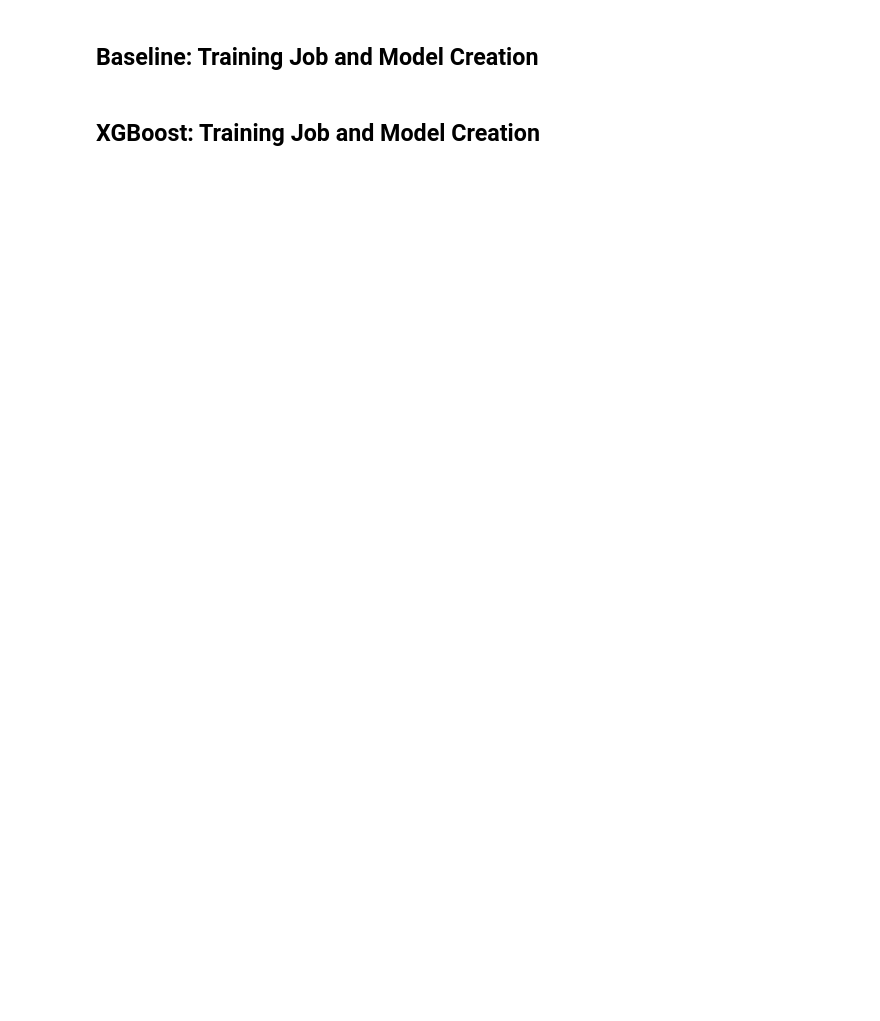
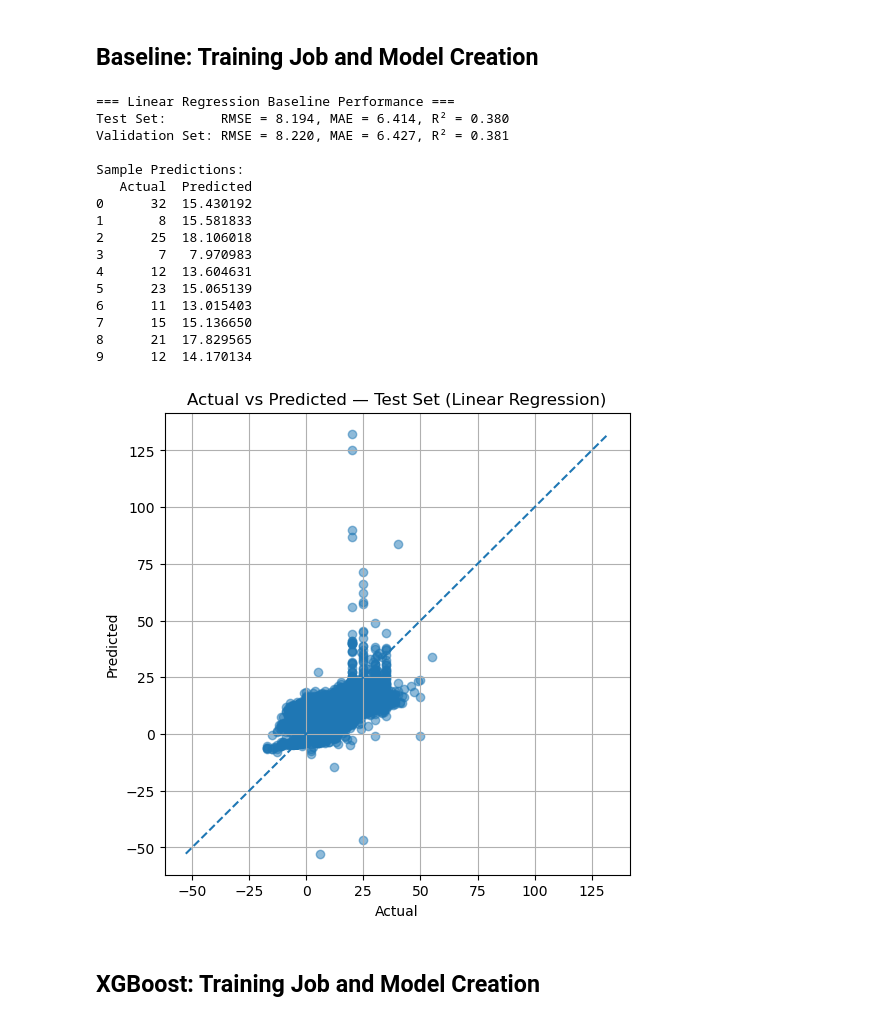
Before and after one commit to apmalinsky/AAI-540-FinalProject, a Jupyter notebook: 04_ModelBuilding.ipynb, the cells around one changed output. Cells and saved outputs as stored; diff of their text form; code cells hidden in the pictures; blank space fills up the shorter version.

Commit message:
Baseline model creation completed

```diff
--- a/04_ModelBuilding.ipynb
+++ b/04_ModelBuilding.ipynb
@@ -269,10 +286,75 @@ Prod data uploaded to: s3://sagemaker-us-east-1-654654380268/nutriscore-predicti
 # %% [markdown]
 ## Baseline: Training Job and Model Creation
 # %%
-# insert code here for baseline model (LinearRegression)
-# use scaled training data: X_train_df, y_train
-# make predictions on scaled test set: X_test_df, y_test
-# calculate performance (RMSE, MAE, R-squared)
+# ---------------------------------------------------------
+# Baseline Model: Linear Regression (fixed MSE -> RMSE)
+# ---------------------------------------------------------
+from sklearn.linear_model import LinearRegression
+import numpy as np
+import matplotlib.pyplot as plt
+
+y_train = np.asarray(y_train).ravel()
+y_test  = np.asarray(y_test).ravel()
+y_val   = np.asarray(y_val).ravel()
+
+baseline_model = LinearRegression()
+baseline_model.fit(X_train_scaled, y_train)
+
+y_pred_test = baseline_model.predict(X_test_scaled)
+y_pred_val  = baseline_model.predict(X_val_scaled)
+
+mse_test = mean_squared_error(y_test, y_pred_test)
+rmse_test = np.sqrt(mse_test)
+mae_test = mean_absolute_error(y_test, y_pred_test)
+r2_test = r2_score(y_test, y_pred_test)
+
+mse_val = mean_squared_error(y_val, y_pred_val)
+rmse_val = np.sqrt(mse_val)
+mae_val = mean_absolute_error(y_val, y_pred_val)
+r2_val = r2_score(y_val, y_pred_val)
+
+# Print results
+print("=== Linear Regression Baseline Performance ===")
+print(f"Test Set:       RMSE = {rmse_test:.3f}, MAE = {mae_test:.3f}, R² = {r2_test:.3f}")
+print(f"Validation Set: RMSE = {rmse_val:.3f}, MAE = {mae_val:.3f}, R² = {r2_val:.3f}")
+
+# Sample predictions
+comparison_df = pd.DataFrame({
+    "Actual": y_test[:10],
+    "Predicted": y_pred_test[:10]
+})
+print("\nSample Predictions:")
+print(comparison_df)
+
+# Actual vs Predicted scatter plot for test set
+plt.figure(figsize=(6,6))
+plt.scatter(y_test, y_pred_test, alpha=0.5)
+maxv = max(np.max(y_test), np.max(y_pred_test))
+minv = min(np.min(y_test), np.min(y_pred_test))
+plt.plot([minv, maxv], [minv, maxv], linestyle='--')
+plt.xlabel("Actual")
+plt.ylabel("Predicted")
+plt.title("Actual vs Predicted — Test Set (Linear Regression)")
+plt.grid(True)
+plt.show()
+# %% [output]
+=== Linear Regression Baseline Performance ===
+Test Set:       RMSE = 8.194, MAE = 6.414, R² = 0.380
+Validation Set: RMSE = 8.220, MAE = 6.427, R² = 0.381
+
+Sample Predictions:
+   Actual  Predicted
+0      32  15.430192
+1       8  15.581833
+2      25  18.106018
+3       7   7.970983
+4      12  13.604631
+5      23  15.065139
+6      11  13.015403
+7      15  15.136650
+8      21  17.829565
+9      12  14.170134
+[figure, added]
 # %% [markdown]
 ## XGBoost: Training Job and Model Creation
 # %%
```
Also changed, not shown: parts of 10 cells of this notebook, 9 other files.
